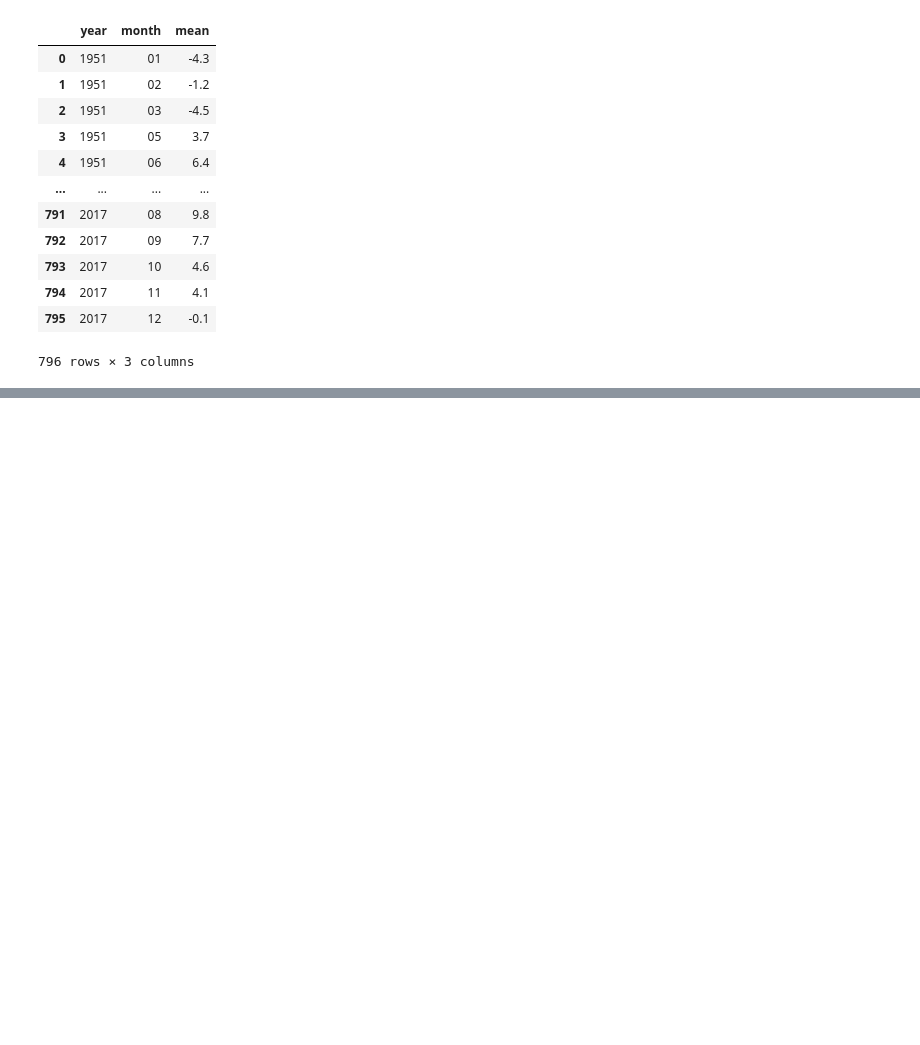
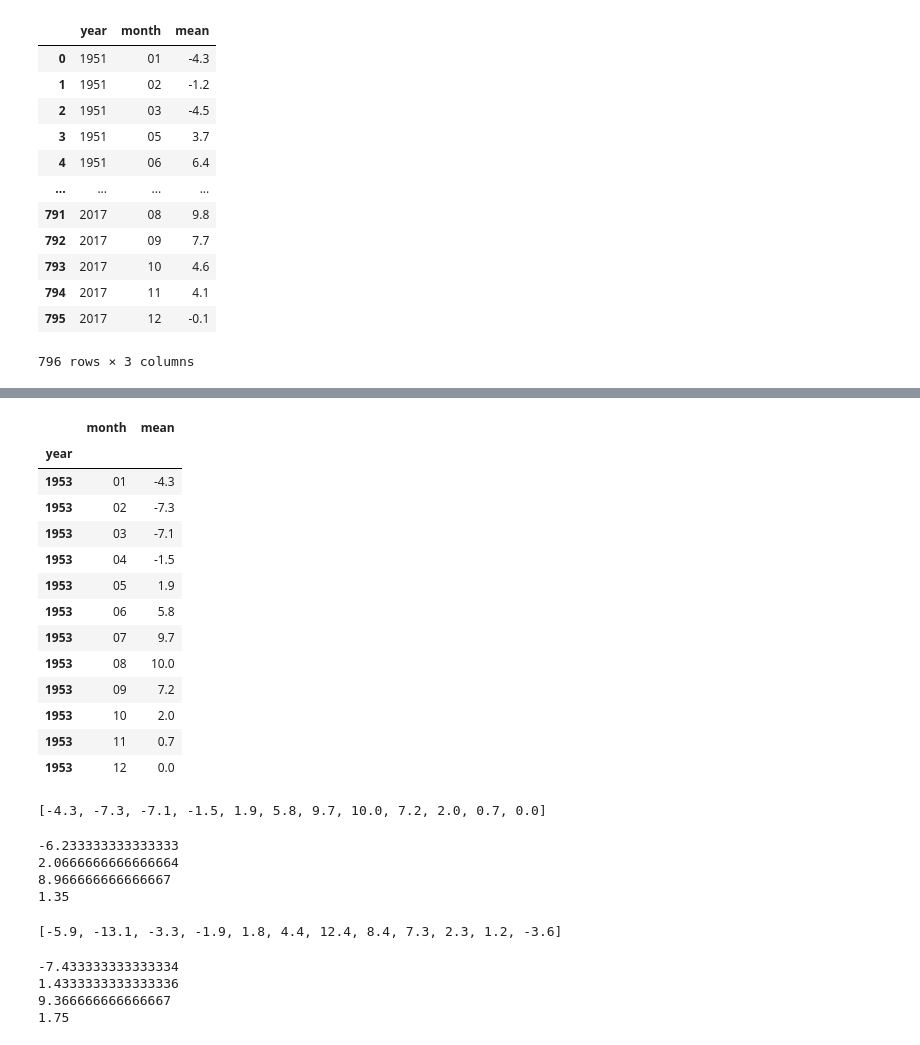
Before and after one commit to chrisbock76/PyWeatherman, a Jupyter notebook: stpaul.ipynb, the cells around one changed output, grey strips where cells are left out. Drawn from its saved outputs; the diff is of its cells as text; code cells hidden in the pictures; blank space fills up the shorter version.

```diff
--- a/stpaul.ipynb
+++ b/stpaul.ipynb
@@ -110,0 +226,42 @@ final_merge.head(24)
+# %%
+#MEAN VALUES FOR 1953
+y53 = final_merge.iloc[22:34,0:2]
+y53
+# %% [output]
+|  | month | mean |
+| year |  |  |
+| 1953 | 01 | -4.3 |
+| 1953 | 02 | -7.3 |
+| 1953 | 03 | -7.1 |
+| 1953 | 04 | -1.5 |
+| 1953 | 05 | 1.9 |
+| 1953 | 06 | 5.8 |
+| 1953 | 07 | 9.7 |
+| 1953 | 08 | 10.0 |
+| 1953 | 09 | 7.2 |
+| 1953 | 10 | 2.0 |
+| 1953 | 11 | 0.7 |
+| 1953 | 12 | 0.0 |
+# %%
+y53_list = y53['mean'].tolist()
+y53_list
+# %% [output]
+[-4.3, -7.3, -7.1, -1.5, 1.9, 5.8, 9.7, 10.0, 7.2, 2.0, 0.7, 0.0]
+# %%
+y53q1 = y53_list[0:3]
+y53q2 = y53_list[3:6]
+y53q3 = y53_list[6:9]
+y53q4 = y53_list[9:11]
+y53q1_mean = sum(y53q1)/3
+y53q2_mean = sum(y53q2)/3
+y53q3_mean = sum(y53q3)/3
+y53q4_mean = sum(y53q4)/2
+print(y53q1_mean)
+print(y53q2_mean)
+print(y53q3_mean)
+print(y53q4_mean)
+# %% [output]
+-6.233333333333333
+2.0666666666666664
+8.966666666666667
+1.35
@@ -110,0 +271,23 @@ final_merge.head(24)
+# %%
+y54_list = y54['mean'].tolist()
+y54_list
+# %% [output]
+[-5.9, -13.1, -3.3, -1.9, 1.8, 4.4, 12.4, 8.4, 7.3, 2.3, 1.2, -3.6]
+# %%
+y54q1 = y54_list[0:3]
+y54q2 = y54_list[3:6]
+y54q3 = y54_list[6:9]
+y54q4 = y54_list[9:11]
+y54q1_mean = sum(y54q1)/3
+y54q2_mean = sum(y54q2)/3
+y54q3_mean = sum(y54q3)/3
+y54q4_mean = sum(y54q4)/2
+print(y54q1_mean)
+print(y54q2_mean)
+print(y54q3_mean)
+print(y54q4_mean)
+# %% [output]
+-7.433333333333334
+1.4333333333333336
+9.366666666666667
+1.75
```
Also changed, not shown: parts of 36 cells of this notebook.
